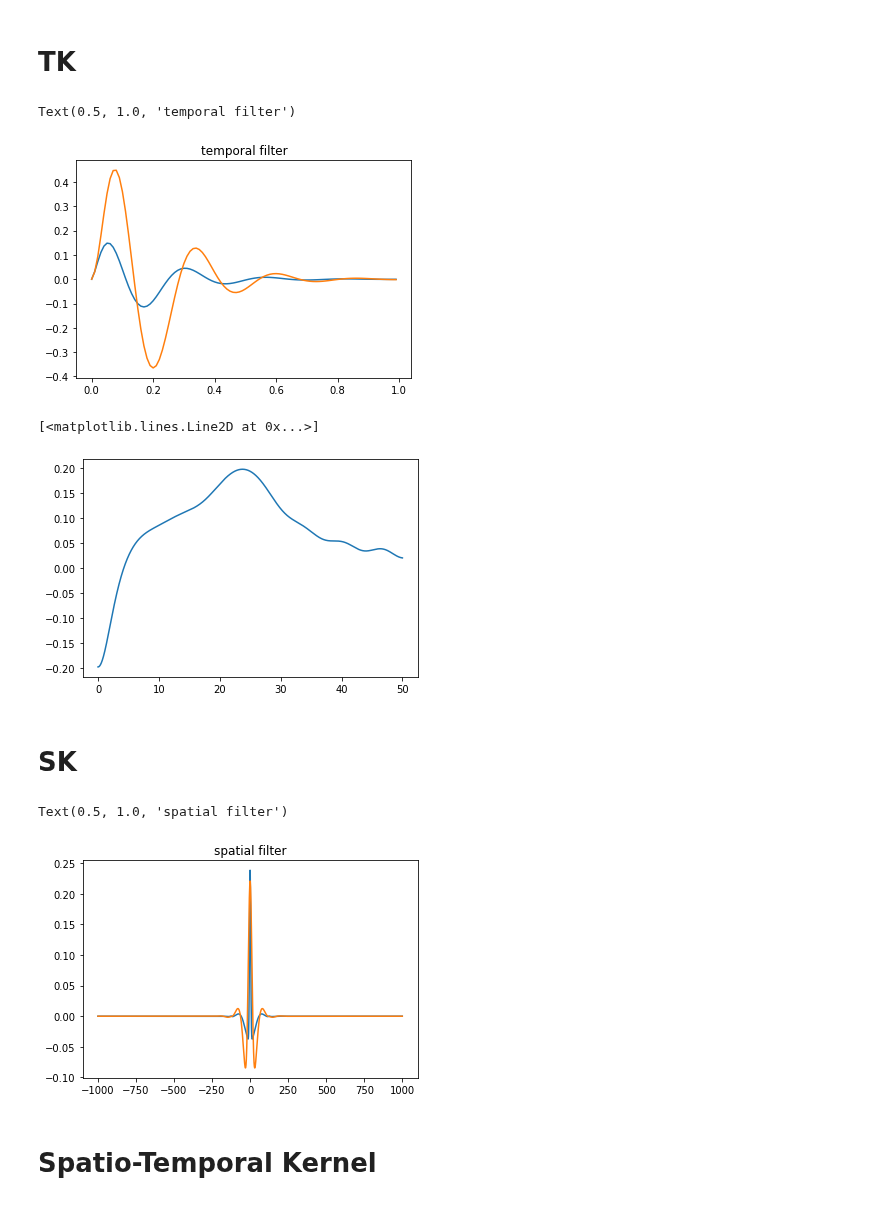
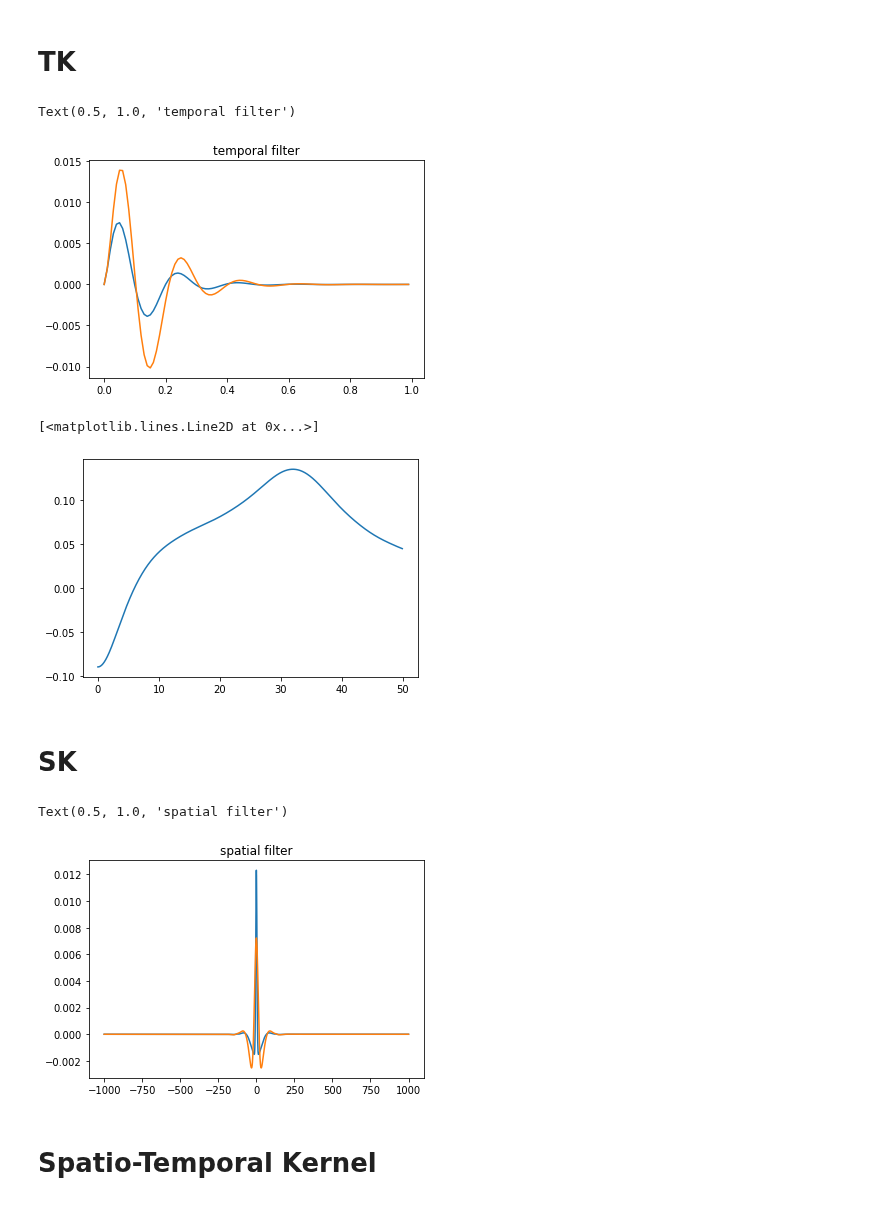
Before and after one commit to llincooi/retina_python, a Jupyter notebook: MB_FB_model/STK_ConstV_FT.ipynb, the cells around one changed output. Drawn from its saved outputs; the diff is of its cells as text; code cells hidden in the pictures.

```diff
--- a/MB_FB_model/STK_ConstV_FT.ipynb
+++ b/MB_FB_model/STK_ConstV_FT.ipynb
@@ -59,13 +59,13 @@ def FB_FF_1l_1D(stimulus, sigma_dict, para_dict, dx, dt, loc_dict = 1):
         s = sstm[i,:]
         rs = np.convolve(s,KC,'same')*dx
         ry2z = np.convolve(yts[i-1,:],KH,'same')*dx# feedback from horizontal cell (y convoluted with horitonatl cell receptive field KH)
-        dyj =(-para_dict['alpha']*yts[i-1,:]+para_dict['k']*(rs-para_dict['phi']*zts[i-1,:]))*dt
+        dyj =(-para_dict['alpha']*yts[i-1,:]+(rs-zts[i-1,:]))*dt
         dzj =(-para_dict['beta']*zts[i-1,:]+para_dict['g']*ry2z)*dt
 
         yts[i,:] = (yts[i-1,:]+dyj)*loc_dict['C']
         zts[i,:] = (zts[i-1,:]+dzj)*loc_dict['H']
         ry2w = np.convolve(yts[i-1,:],KB,'same')*dx# feedback from horizontal cell (y convoluted with horitonatl cell receptive field KH)
-        dwj =(-para_dict['gramma']*wts[i-2,:]+para_dict['p']*((1-para_dict['psy'])*ry2w-para_dict['psy']*zts[i-1,:]))*dt
+        dwj =(-para_dict['gramma']*wts[i-2,:]+para_dict['h']*ry2w-para_dict['l']*zts[i-1,:])*dt
 
         wts[i-1,:] = (wts[i-2,:]+dwj)
         maxpos1 = np.argmax(yts[i,:])
@@ -76,7 +76,7 @@ def FB_FF_1l_1D(stimulus, sigma_dict, para_dict, dx, dt, loc_dict = 1):
         rinvertpeak2[i-1]= maxipos2*dx
 
     ry2w = np.convolve(yts[i,:],KB,'same')*dx# feedback from horizontal cell (y convoluted with horitonatl cell receptive field KH)
-    dwj =(-para_dict['gramma']*wts[i-1,:]+para_dict['p']*((1-para_dict['psy'])*ry2w-para_dict['psy']*zts[i,:]))*dt
+    dwj =(-para_dict['gramma']*wts[i-2,:]+para_dict['h']*ry2w-para_dict['l']*zts[i-1,:])*dt
     wts[i,:] = (wts[i-1,:]+dwj)
     maxpos2 = np.argmax(wts[i,:])
     rpeak2[i]= maxpos2*dx
@@ -104,26 +104,17 @@ dx = NGD_sigma_dict['H']/40.
 
 dt=0.01 #large dt will cause  overflow
 nstep = int(1.6/dt)
-NGD_sigma_dict['tau_y'] = 0.03
+NGD_sigma_dict['tau_y'] = 0.027
 #Width setting
 xlen = 50*NGD_sigma_dict['H'] #spatial extend of simulation
-# Dynamical_range = 6*NGD_sigma_dict['H']/dx #188-16 pixels
-# hw = 3*Dynamical_range*dx/22 #half bar width  #8 pixels
 
-NGD_para_dict = {}
-NGD_para_dict['alpha'] = 14.
-NGD_para_dict['beta'] = 4.2
-NGD_para_dict['k'] = 20. #not important if there is no adaption
-NGD_para_dict['phi'] = 1.
-NGD_para_dict['g'] = 26. #but k*g are important
-
+FBFF_para_dict = {}
+FBFF_para_dict['alpha'] = 14.
+FBFF_para_dict['beta'] = 14.
+FBFF_para_dict['gramma'] = 36.
+FBFF_para_dict['g'] = 840. # not important if there is no adaption
+FBFF_para_dict['h'] = 100
+FBFF_para_dict['l'] = 1
 
 FBFF_sigma_dict = NGD_sigma_dict.copy()
-FBFF_para_dict = NGD_para_dict.copy()
-FBFF_para_dict['gramma'] = 21.
-FBFF_para_dict['p'] = 100. # not important if there is no adaption
-FBFF_para_dict['psy'] = 0.04
-
 FBFF_sigma_dict['B'] = FBFF_sigma_dict['H']*0.3
-
-# para_dict['g']*para_dict['k']*para_dict['phi']/para_dict['alpha']/para_dict['beta']
@@ -155,37 +121,31 @@ plt.plot(omega, H.imag)
 # %% [markdown]
 # TK
 # %%
-TDelta_input = np.zeros([int(2/dt), int(xlen/dx)+1])
+TKtaxis = np.arange(0,0.8,dt)
+TDelta_input = np.zeros([len(TKtaxis), int(xlen/dx)+1])
 TDelta_input[0,:] = 2
 TDelta_output_w, zts, TDelta_output_y, _, _, _ = FB_FF_1l_1D(TDelta_input, FBFF_sigma_dict, FBFF_para_dict, dx, dt)
 # Delta_output =Delta_output_w
 # %%
-TKtaxis = np.arange(0,1,dt)
 plt.plot(TKtaxis, TDelta_output_y[:len(TKtaxis),int(xlen/dx/2)])
 tempTK = TDelta_output_w[:len(TKtaxis),int(xlen/dx/2)]
 plt.plot(TKtaxis, tempTK)
 plt.title('temporal filter')
 # %% [output]
 Text(0.5, 1.0, 'temporal filter')
-[figure, old version]
+[figure, new version]
 # %%
 delTK = TDelta_output_w[:len(TKtaxis),int(xlen/dx/2)]/dt #normalized by dt
 # %%
-# Phi = np.angle(H)
-# delta = -angular_gradient(Phi)/dOmega
-# plt.plot(omega[:-1], delta[:-1])
-
-# Phi = np.angle(fft(delTK))
-# delta = -angular_gradient(Phi)
-# plt.plot( delta[:-1])
-
+dOmega = 0.05
+omega = np.arange(0,50,dOmega)
 F_TK = np.sum(delTK[np.newaxis,:]*np.exp(-1j*TKtaxis[np.newaxis,:]*omega[:,np.newaxis]), axis = 1)*dt
 Phi = np.angle(F_TK)
 delta = -angular_gradient(Phi)/dOmega
 plt.plot(omega, delta)
 # %% [output]
 [<matplotlib.lines.Line2D at 0x...>]
-[figure, old version]
+[figure, new version]
 # %% [markdown]
 # SK
 # %%
@@ -199,7 +159,7 @@ plt.plot(space_window, SDelta_output_w[-1,int(xlen/dx/2)+space_window])
 plt.title('spatial filter')
 # %% [output]
 Text(0.5, 1.0, 'spatial filter')
-[figure, old version]
+[figure, new version]
 # %%
 delSK = SDelta_output_w[-1,int(xlen/dx/2)+space_window]/dx
 # %%
```
Also changed, not shown: parts of 22 cells of this notebook, 5 other files.
